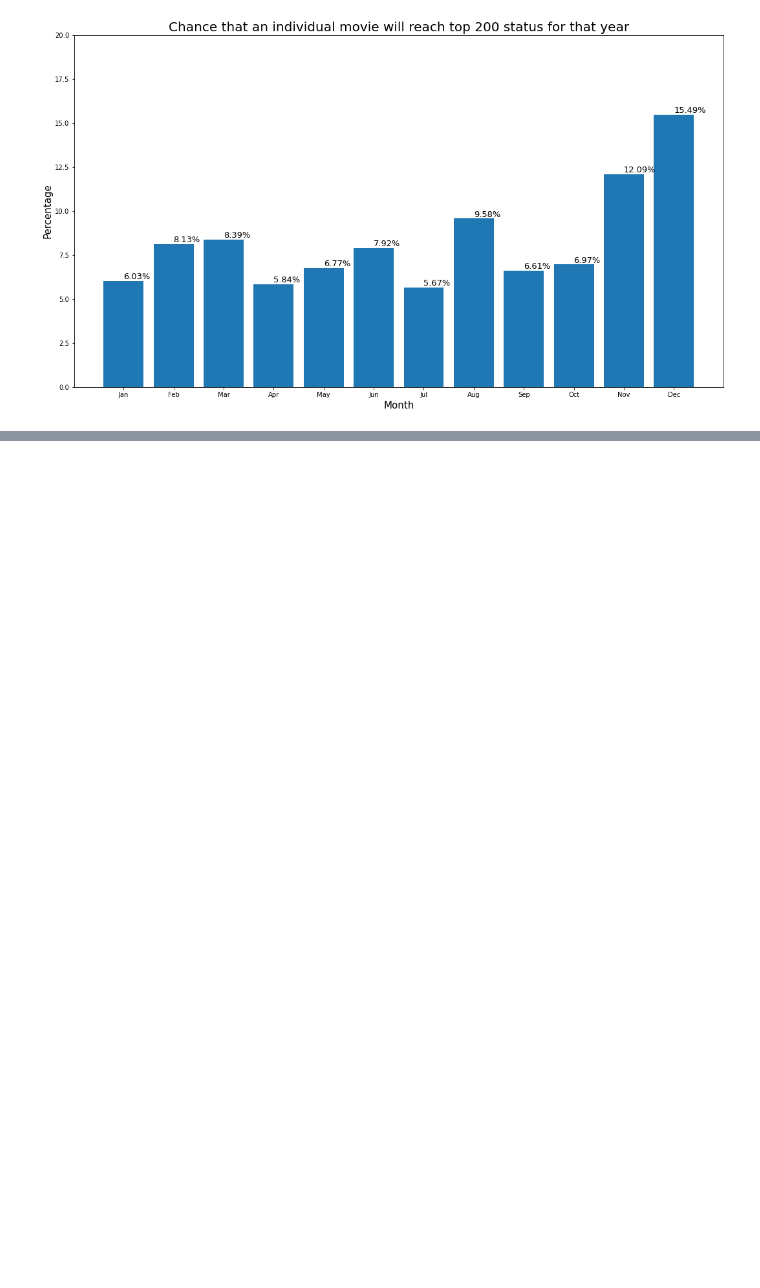
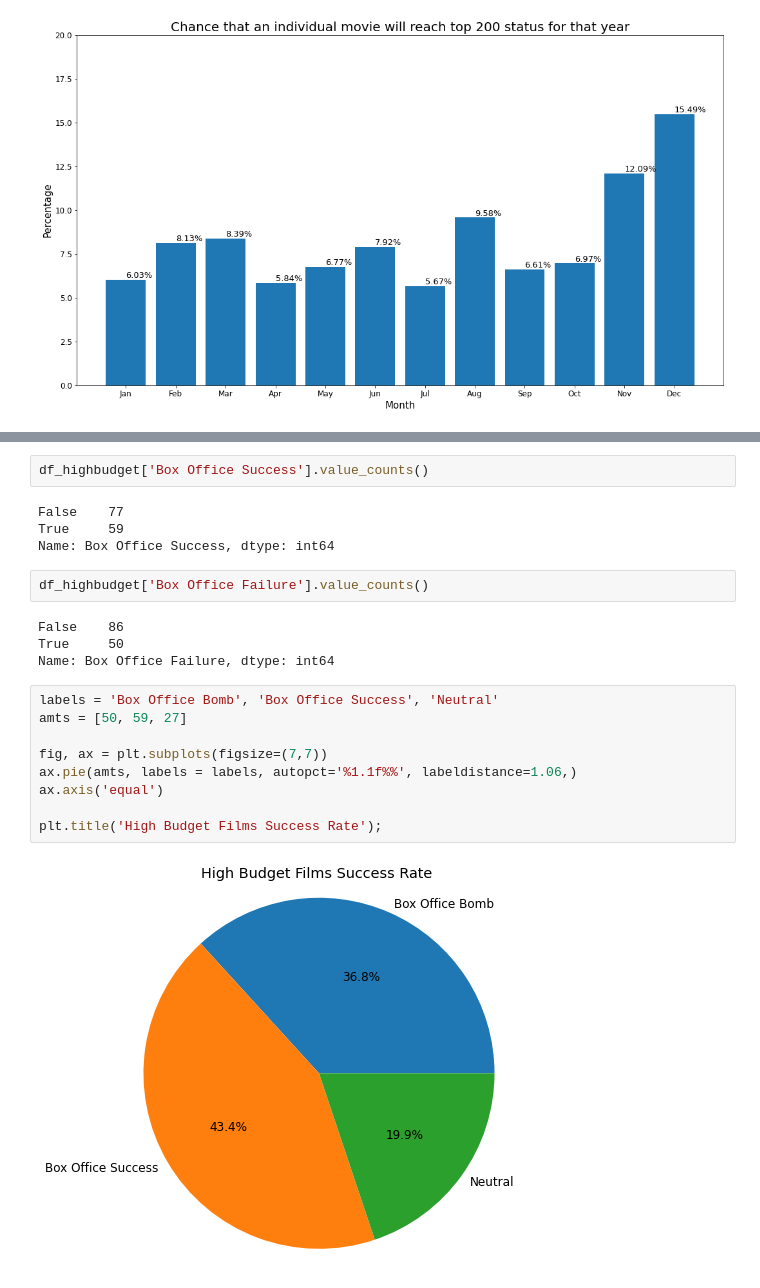
Before and after one commit to dmedd98/Group-4-Microsoft_Movie_Analysis, a Jupyter notebook: notebooks/Cleaned_December_Movie_Launch.ipynb, the cells around one changed output, grey strips where cells are left out. Saved outputs shown, nothing was run; the diff lists cells and outputs as text; blank space fills up the shorter version.

```diff
--- a/notebooks/Cleaned_December_Movie_Launch.ipynb
+++ b/notebooks/Cleaned_December_Movie_Launch.ipynb
@@ -226,0 +287,23 @@ Text(0.5, 1.0, 'Chance that an individual movie will reach top 200 status for th
+# %%
+df_highbudget['Box Office Success'].value_counts()
+# %% [output]
+False    77
+True     59
+Name: Box Office Success, dtype: int64
+# %%
+df_highbudget['Box Office Failure'].value_counts()
+# %% [output]
+False    86
+True     50
+Name: Box Office Failure, dtype: int64
+# %%
+labels = 'Box Office Bomb', 'Box Office Success', 'Neutral'
+amts = [50, 59, 27]
+
+fig, ax = plt.subplots(figsize=(7,7))
+ax.pie(amts, labels = labels, autopct='%1.1f%%', labeldistance=1.06,)
+ax.axis('equal')
+
+plt.title('High Budget Films Success Rate');
+# %% [output]
+[figure, added]
```
Also changed, not shown: parts of 29 cells of this notebook.
